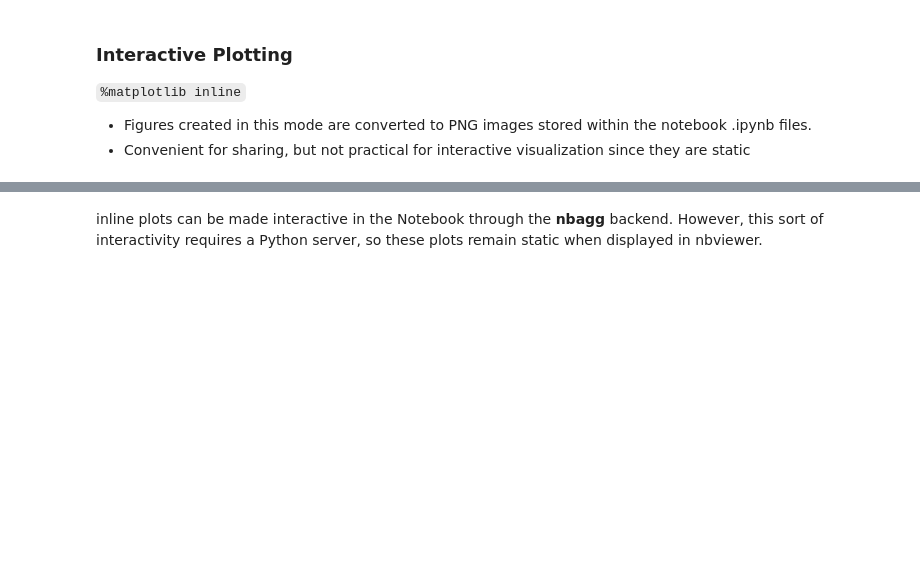
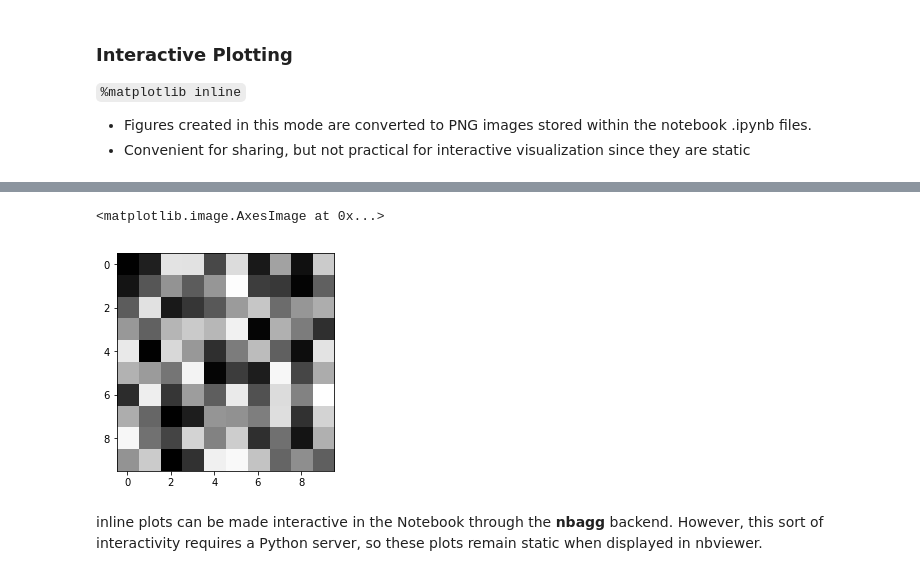
Before and after one commit to deep-learning/deep-learning, a Jupyter notebook: notebooks/hello_jupyter.ipynb, the cells around one changed output, grey strips where cells are left out. Cells and saved outputs as stored; diff of their text form; code cells hidden in the pictures; blank space fills up the shorter version.

```diff
--- a/notebooks/hello_jupyter.ipynb
+++ b/notebooks/hello_jupyter.ipynb
@@ -401,3 +437,8 @@ plt.imshow(img, interpolation='none')
+# %%
+plt.imshow(img, cmap='gray_r') # inverse grayscale
+# %% [output]
+<matplotlib.image.AxesImage at 0x...>
+[figure, added]
 # %%
 plt.imshow?
 # %%
```
Also changed, not shown: parts of 5 cells of this notebook.
